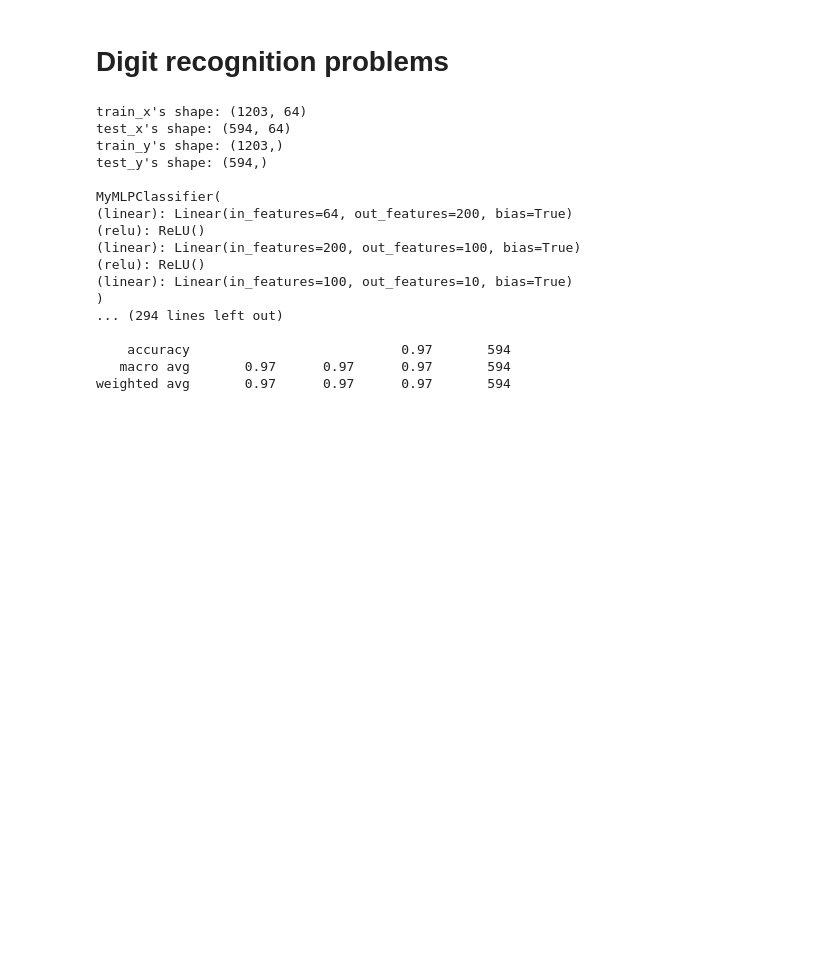
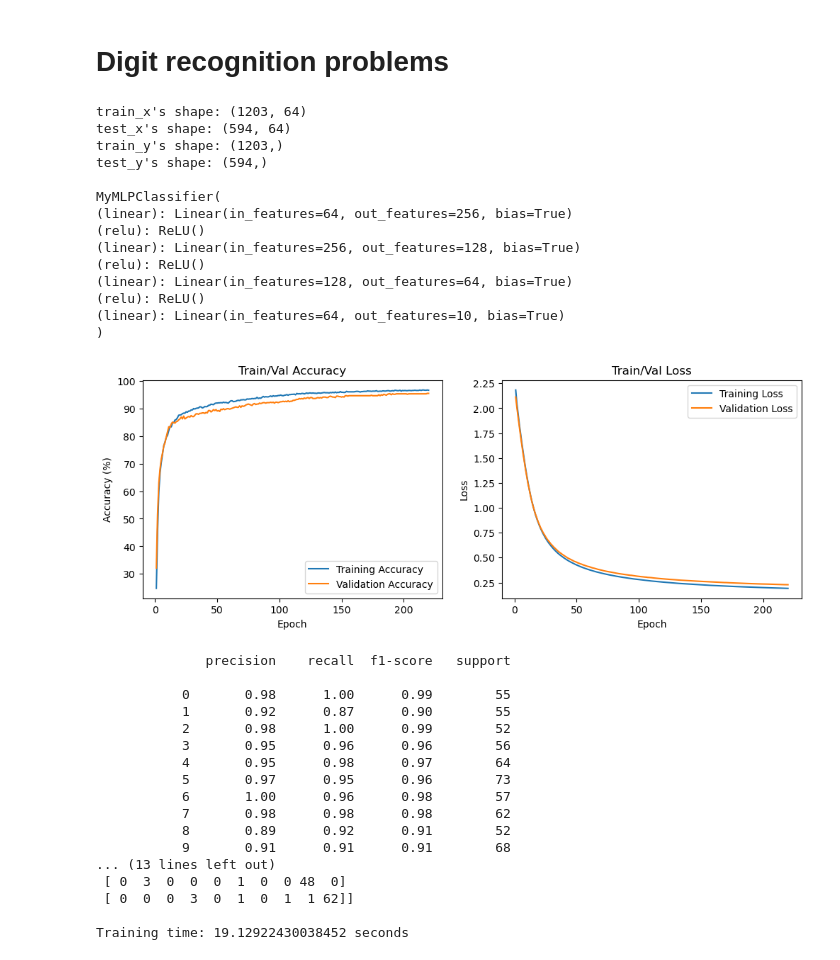
Before and after one commit to tunvx/ml-from-scratch, a Jupyter notebook: digits_recognition.ipynb, the cells around one changed output. Cells and saved outputs as stored; diff of their text form; code cells hidden in the pictures; blank space fills up the shorter version.

```diff
--- a/digits_recognition.ipynb
+++ b/digits_recognition.ipynb
@@ -33,12 +36,12 @@ def prepare_data():
     return X_tr, X_te, y_tr, y_te
 
 def prepare_trainer(model):
-    optimizer = SGDOptimizer(model, learning_rate=0.2, regularization=0.015)
+    optimizer = SGDOptimizer(model, learning_rate=0.1, regularization=0.01)
     loss_func = nn.CrossEntropyLoss()
     return optimizer, loss_func
 
 def build_model(n_in, n_classes):
     np.random.seed(101)
-    model = MyMLPClassifier(n_input=n_in, hiddens=[200, 100], n_output=n_classes, activation='relu')
+    model = MyMLPClassifier(n_input=n_in, hiddens=[256, 128, 64], n_output=n_classes, activation='relu')
     return model
 # %%
@@ -110,21 +187,42 @@ def main():
-# %%
-if __name__ == "__main__":
-    main()
-# %% [output]
-train_x's shape: (1203, 64)
-test_x's shape: (594, 64)
-train_y's shape: (1203,)
-test_y's shape: (594,)
-
-MyMLPClassifier(
-(linear): Linear(in_features=64, out_features=200, bias=True)
-(relu): ReLU()
-(linear): Linear(in_features=200, out_features=100, bias=True)
-(relu): ReLU()
-(linear): Linear(in_features=100, out_features=10, bias=True)
-)
-... (294 lines left out)
-
-    accuracy                           0.97       594
-   macro avg       0.97      0.97      0.97       594
-weighted avg       0.97      0.97      0.97       594
+# %%
+import time
+
+if __name__ == "__main__":
+    start_time = time.time()
+    train()
+    end_time = time.time()
+    elapsed_time = end_time - start_time
+    print(f"\nTraining time: {elapsed_time} seconds")
+# %% [output]
+train_x's shape: (1203, 64)
+test_x's shape: (594, 64)
+train_y's shape: (1203,)
+test_y's shape: (594,)
+
+MyMLPClassifier(
+(linear): Linear(in_features=64, out_features=256, bias=True)
+(relu): ReLU()
+(linear): Linear(in_features=256, out_features=128, bias=True)
+(relu): ReLU()
+(linear): Linear(in_features=128, out_features=64, bias=True)
+(relu): ReLU()
+(linear): Linear(in_features=64, out_features=10, bias=True)
+)
+[figure, added]
+              precision    recall  f1-score   support
+
+           0       0.98      1.00      0.99        55
+           1       0.92      0.87      0.90        55
+           2       0.98      1.00      0.99        52
+           3       0.95      0.96      0.96        56
+           4       0.95      0.98      0.97        64
+           5       0.97      0.95      0.96        73
+           6       1.00      0.96      0.98        57
+           7       0.98      0.98      0.98        62
+           8       0.89      0.92      0.91        52
+           9       0.91      0.91      0.91        68
+... (13 lines left out)
+ [ 0  3  0  0  0  1  0  0 48  0]
+ [ 0  0  0  3  0  1  0  1  1 62]]
+
+Training time: 19.12922430038452 seconds
```
Also changed, not shown: parts of 2 cells of this notebook, 7 other files.
